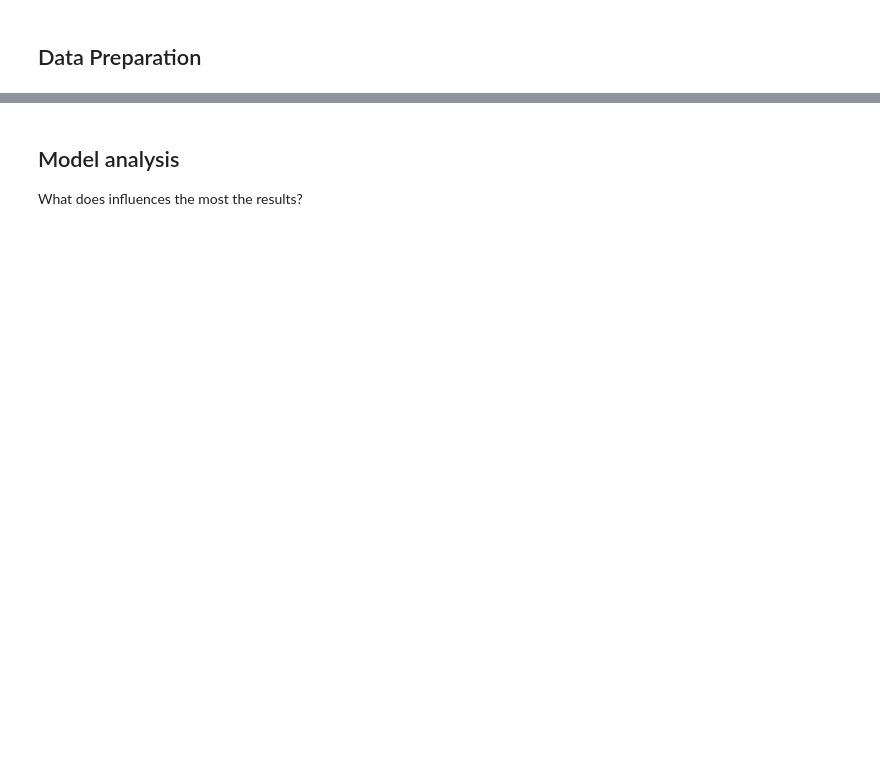
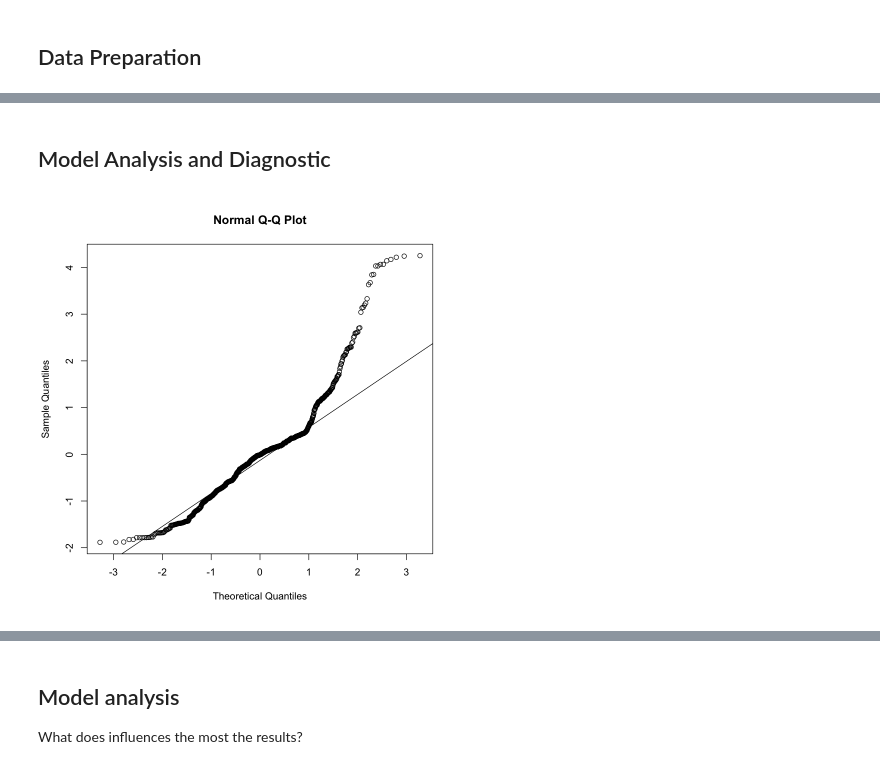
Before and after one commit to scerioli/Global-Preferences-Survey, a Jupyter notebook: ExtendedAnalysis/ExplorationAnalysis.ipynb, the cells around one changed output, grey strips where cells are left out. Drawn from its saved outputs; the diff is of its cells as text; code cells hidden in the pictures; blank space fills up the shorter version.

Commit message:
Removed useless files; new exploration analysis in jupyter

```diff
--- a/ExtendedAnalysis/ExplorationAnalysis.ipynb
+++ b/ExtendedAnalysis/ExplorationAnalysis.ipynb
@@ -51,0 +38,10 @@ dataComplete[, trustRaw := as.factor(trust)]
+# %%
+data_all <- PrepareData(data_all)
+
+# Standardize preferences at country level
+data_all$data <- Standardize(data    = data_all$data,
+                             columns = c(5:10),
+                             level   = "country")
+
+# Use only the complete dataset
+dataComplete <- data_all$data[complete.cases(data_all$data)]
@@ -51,0 +62,19 @@ dataComplete[, trustRaw := as.factor(trust)]
+# %% [markdown]
+## Model Analysis and Diagnostic
+# %%
+# Create the column age squared
+dataComplete[, age_2 := age^2]
+# Use gender as a factor and not as numeric
+dataComplete[, gender := as.factor(gender)]
+# Select the interesting columns
+colsVar <- c("country", names(dataComplete)[5:13], "age_2")
+# Select the data to fit
+dataToFit <- dataComplete %>% select(all_of(colsVar))
+# Create a model for each preference
+preferences <- names(dataToFit)[2:7]
+
+models <- lapply(preferences, function(x) {
+    form <- paste0(x, " ~ gender + age + age_2 + subj_math_skills")
+    model <- dlply(dataToFit, "country", function(dt)
+      lm(eval(as.formula(form)), data = dt))
+  })
@@ -51,0 +83,5 @@ dataComplete[, trustRaw := as.factor(trust)]
+# %%
+qqnorm(models[["patience"]][["Afghanistan"]]$residuals)
+qqline(models[["patience"]][["Afghanistan"]]$residuals)
+# %% [output]
+[figure, added]
```
Also changed, not shown: parts of 28 cells of this notebook, 4 other files.
